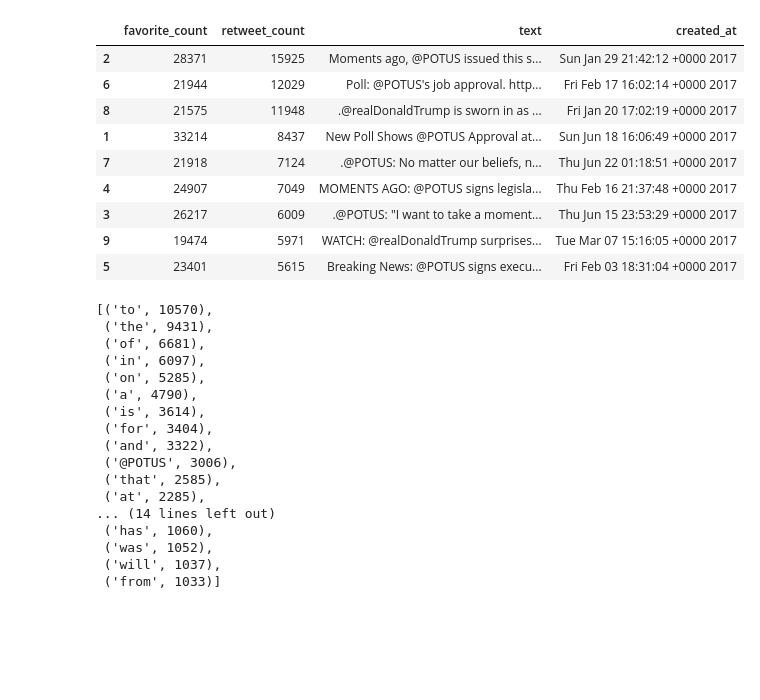
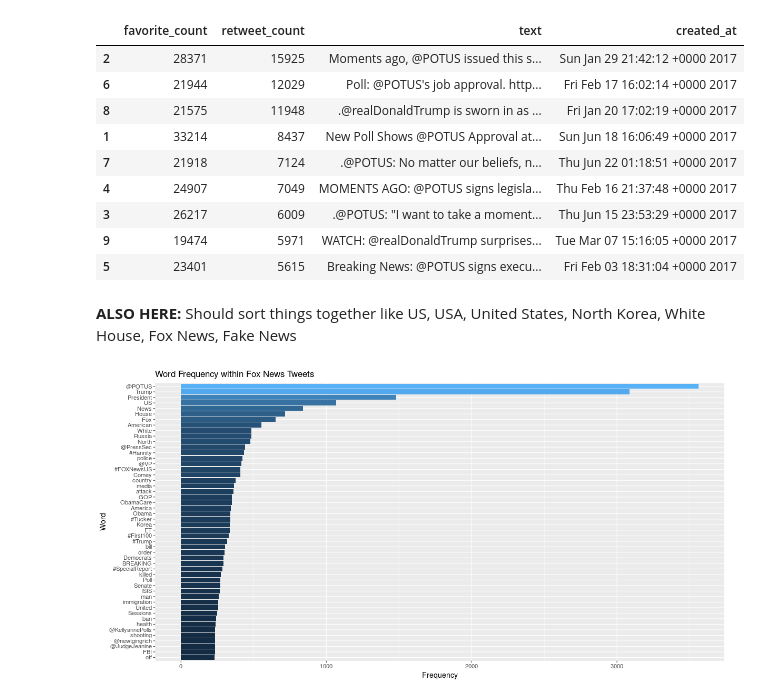
Before and after one commit to lacoperon/CardioDeaths_AirPollution, a Jupyter notebook: trump_tweet_analysis.ipynb, the cells around one changed output. Saved outputs shown, nothing was run; the diff lists cells and outputs as text; code cells hidden in the pictures; blank space fills up the shorter version.

Commit message:
Added fox news word frequency (w graph)

```diff
--- a/trump_tweet_analysis.ipynb
+++ b/trump_tweet_analysis.ipynb
@@ -247,33 +247,3 @@ fox_17_potus[1:10].sort_values(by=['retweet_count'], ascending=False)
 %%R -o fox_tweet_corpus
 
 fox_tweet_corpus <- paste(fox_s1_17$text, collapse=' ')
-# %%
-import re
-from collections import Counter
-fox_tweet_words = fox_tweet_corpus[0].split(" ")
-fox_tweet_words = [word for word in fox_tweet_words if word.strip() != ""]
-fox_tweet_words = [word for word in fox_tweet_words if not re.search("https?", word)]
-fox_tweet_words = [re.sub('\\\\', "", word) for word in fox_tweet_words]
-fox_tweet_words = [re.sub(":", "", word) for word in fox_tweet_words]
-fox_tweet_words = [re.sub("\\.", "", word) for word in fox_tweet_words]
-word_results = list(Counter(fox_tweet_words).items())
-word_results.sort(key=lambda x: x[1], reverse=True)
-word_results[0:30]
-# %% [output]
-[('to', 10570),
- ('the', 9431),
- ('of', 6681),
- ('in', 6097),
- ('on', 5285),
- ('a', 4790),
- ('is', 3614),
- ('for', 3404),
- ('and', 3322),
- ('@POTUS', 3006),
- ('that', 2585),
- ('at', 2285),
-... (14 lines left out)
- ('has', 1060),
- ('was', 1052),
- ('will', 1037),
- ('from', 1033)]
@@ -283,0 +250,2 @@ word_results[0:30]
+# %% [markdown]
+**ALSO HERE:** Should sort things together like US, USA, United States, North Korea, White House, Fox News, Fake News
@@ -283,0 +299,10 @@ word_results[0:30]
+# %%
+%%R -i fox_word_df -w 1200 -h 600
+
+fox_word_df$word <- factor(fox_word_df$word, levels=fox_word_df$word[order(fox_word_df$occurrences)])
+# fox_word_df
+
+ggplot(fox_word_df, aes(x=word, y=occurrences, fill=log(occurrences))) + geom_bar(stat="identity") + coord_flip() +
+    labs(x="Word", y="Frequency",title="Word Frequency within Fox News Tweets") + theme(legend.position="")
+# %% [output]
+[figure, added]
```
Also changed, not shown: parts of 2 cells of this notebook.
